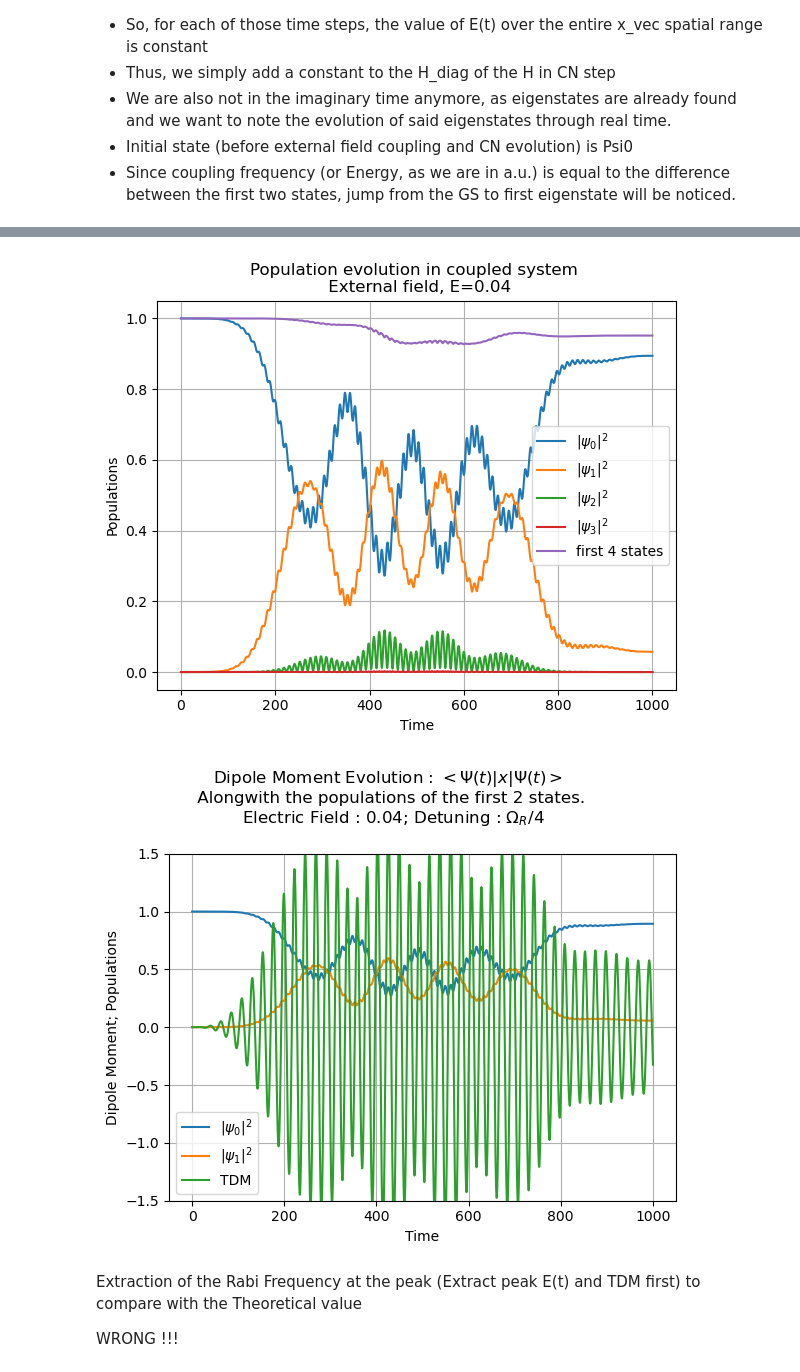
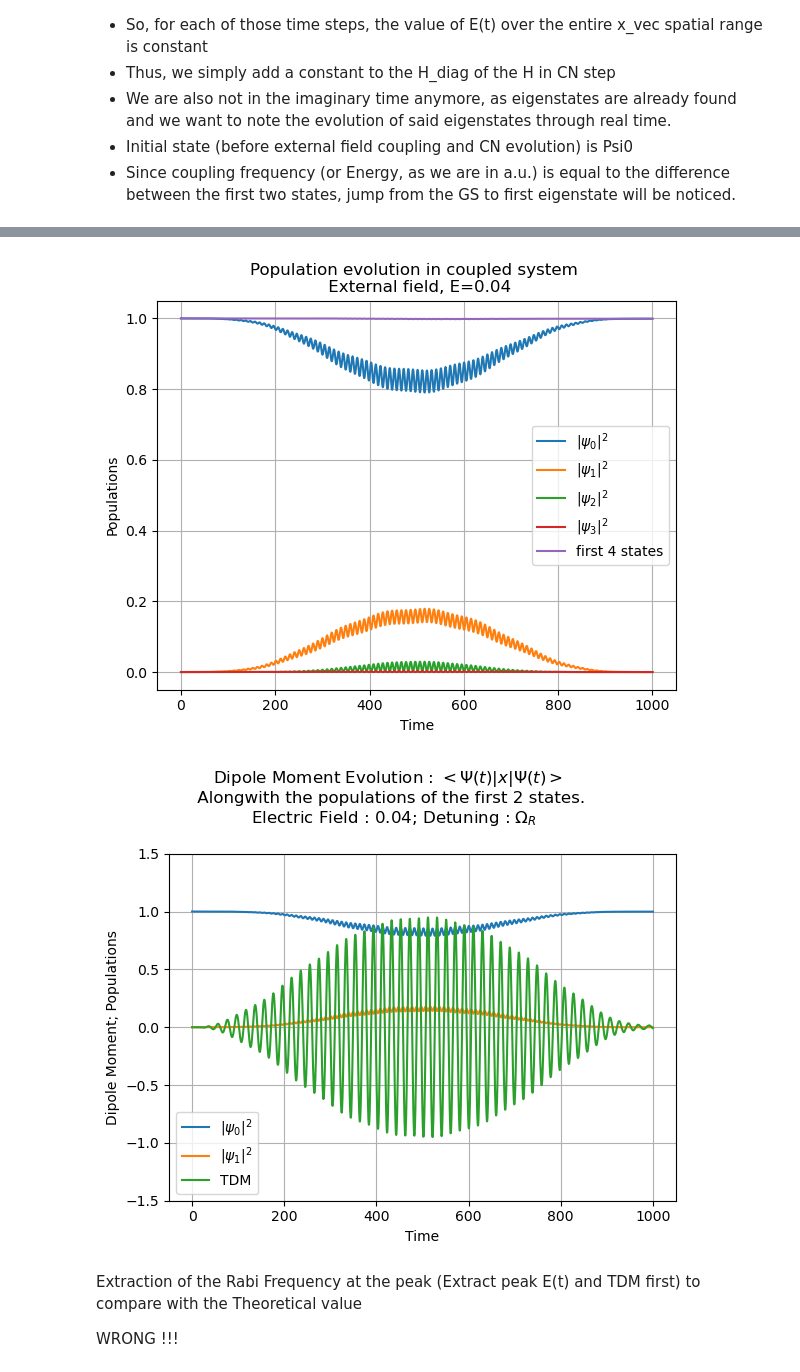
Before and after one commit to SoumyajeetMazumdar/CQMPP, a Jupyter notebook: EXAM/2_coupling_with_E_field.ipynb, the cells around one changed output, grey strips where cells are left out. Drawn from its saved outputs; the diff is of its cells as text; code cells hidden in the pictures.

```diff
--- a/EXAM/2_coupling_with_E_field.ipynb
+++ b/EXAM/2_coupling_with_E_field.ipynb
@@ -119,7 +119,7 @@ Rabi_freq = 0.052
 # External field
 E0 = 4e-2
 omega01 = (-0.2329 - -0.4999) # difference b/w GS and First State
-detuning = Rabi_freq/2
+detuning = Rabi_freq
 omega = omega01 + detuning
 E_t_vec = E0 * np.cos(np.pi * (t_vec - T/2) / T)**2 * np.cos(omega * t_vec)
 
@@ -185,26 +185,26 @@ plt.xlabel("Time")
 plt.grid()
 plt.tight_layout()
 # %% [output]
-[figure, old version]
+[figure, new version]
 # %%
 # dipole moment evolution plot
 plt.subplots(figsize=(6, 5))
 plt.plot(t_vec, populations0, label = "$|\psi_0|^2$")
 plt.plot(t_vec, populations1, label = "$|\psi_1|^2$")
 # plt.plot(t_vec, populations2, label = "$|\psi_2|^2$")
 plt.plot(t_vec, dipole_moment, label = "TDM")
 plt.ylim(-1.5, 1.5)
 plt.grid(True)
 plt.legend()
-plt.suptitle(f"Dipole Moment Evolution : $<\Psi(t)|x|\Psi(t)>$ \n Alongwith the populations of the first 2 states. \n Electric Field : {E0}; Detuning : $\Omega_R/2$")
+plt.suptitle(f"Dipole Moment Evolution : $<\Psi(t)|x|\Psi(t)>$ \n Alongwith the populations of the first 2 states. \n Electric Field : {E0}; Detuning : $\Omega_R$")
 # plt.title("Dipole Moment Expectation Value over time ")
 plt.ylabel("Dipole Moment; Populations")
 plt.xlabel("Time")
 plt.tight_layout()
 plt.show()
 plt.close()
 # %% [output]
-[figure, old version]
+[figure, new version]
 # %% [markdown]
 Extraction of the Rabi Frequency at the peak (Extract peak E(t) and TDM first) to compare with the Theoretical value
 
```
Also changed, not shown: parts of 3 cells of this notebook, 2 other files.
